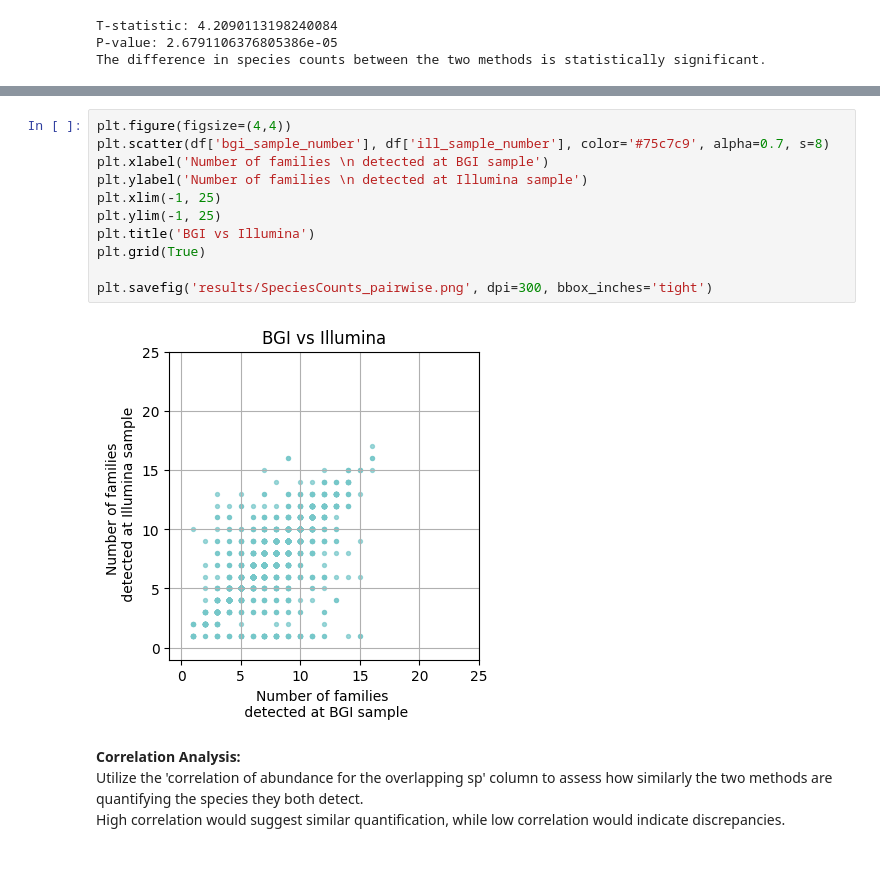
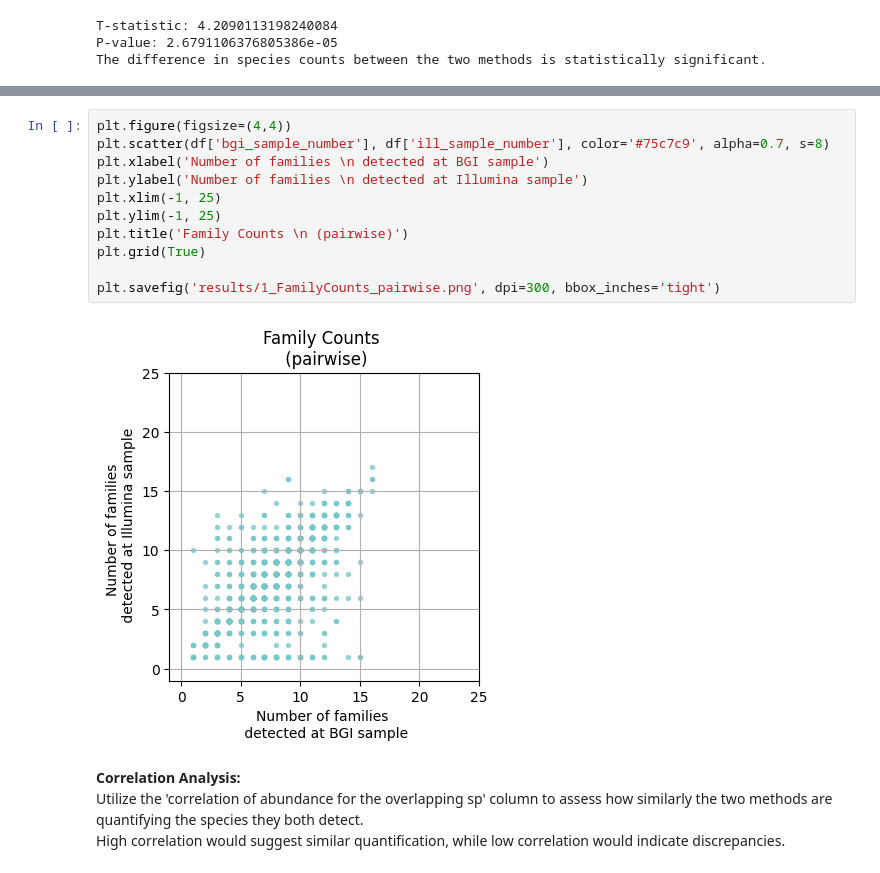
Before and after one commit to Chartiza/2024_Illumina_vs_BGI, a Jupyter notebook: step2_Reads_annotation_comparison_KRAKEN/Family_aggregation_analysis.ipynb, the cells around one changed output, grey strips where cells are left out. Cells and saved outputs as stored; diff of their text form.

```diff
--- a/step2_Reads_annotation_comparison_KRAKEN/Family_aggregation_analysis.ipynb
+++ b/step2_Reads_annotation_comparison_KRAKEN/Family_aggregation_analysis.ipynb
@@ -123,16 +123,16 @@ plt.savefig('results/SpeciesCounts_destr.png', dpi=300)
 # %%
 plt.figure(figsize=(4,4))
 plt.scatter(df['bgi_sample_number'], df['ill_sample_number'], color='#75c7c9', alpha=0.7, s=8)
 plt.xlabel('Number of families \n detected at BGI sample')
 plt.ylabel('Number of families \n detected at Illumina sample')
 plt.xlim(-1, 25)
 plt.ylim(-1, 25)
-plt.title('BGI vs Illumina')
+plt.title('Family Counts \n (pairwise)')
 plt.grid(True)
 
-plt.savefig('results/SpeciesCounts_pairwise.png', dpi=300, bbox_inches='tight')
+plt.savefig('results/1_FamilyCounts_pairwise.png', dpi=300, bbox_inches='tight')
 # %% [output]
-[figure, old version]
+[figure, new version]
 # %% [markdown]
 **Correlation Analysis:**
 Utilize the 'correlation of abundance for the overlapping sp' column to assess how similarly the two methods are quantifying the species they both detect.
```
Also changed, not shown: parts of 15 cells of this notebook, 6 other files.
